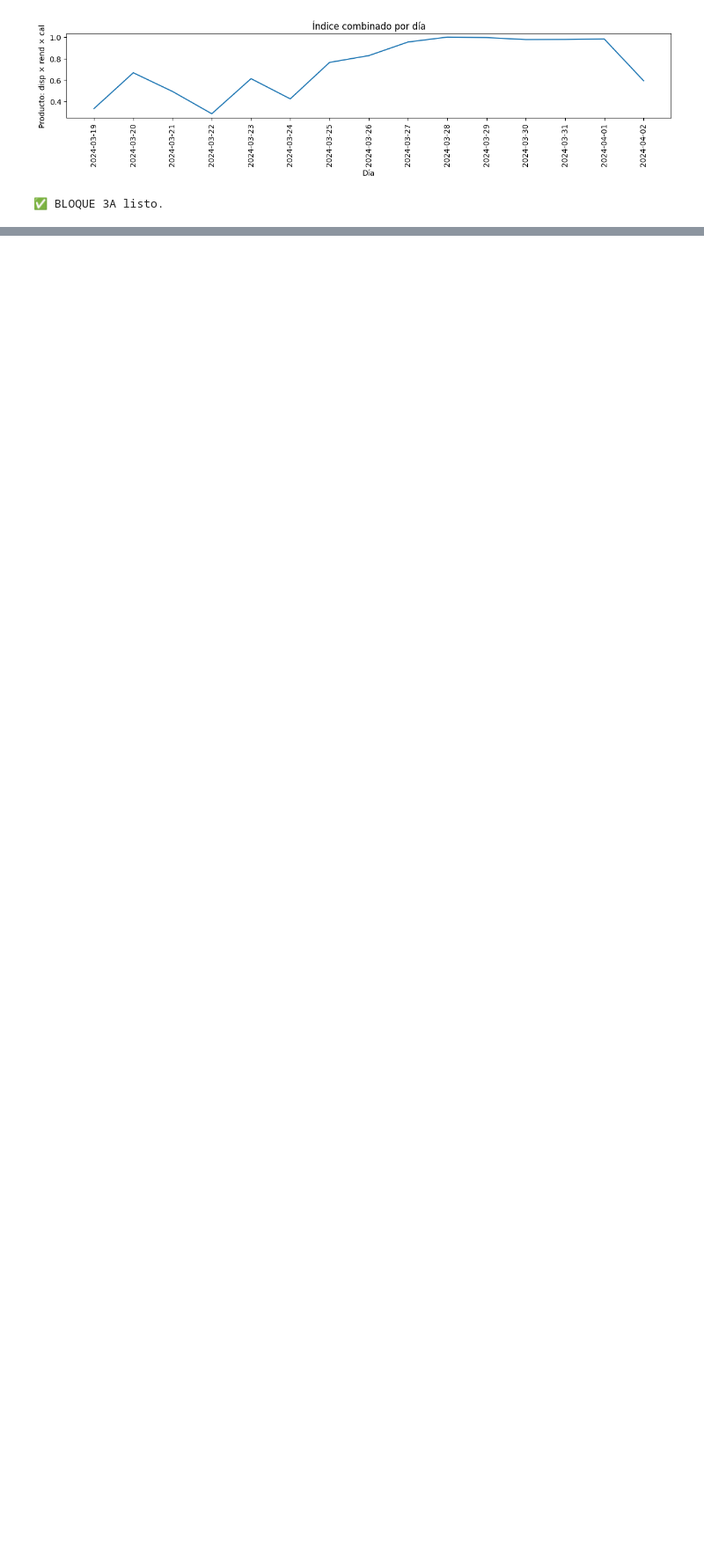
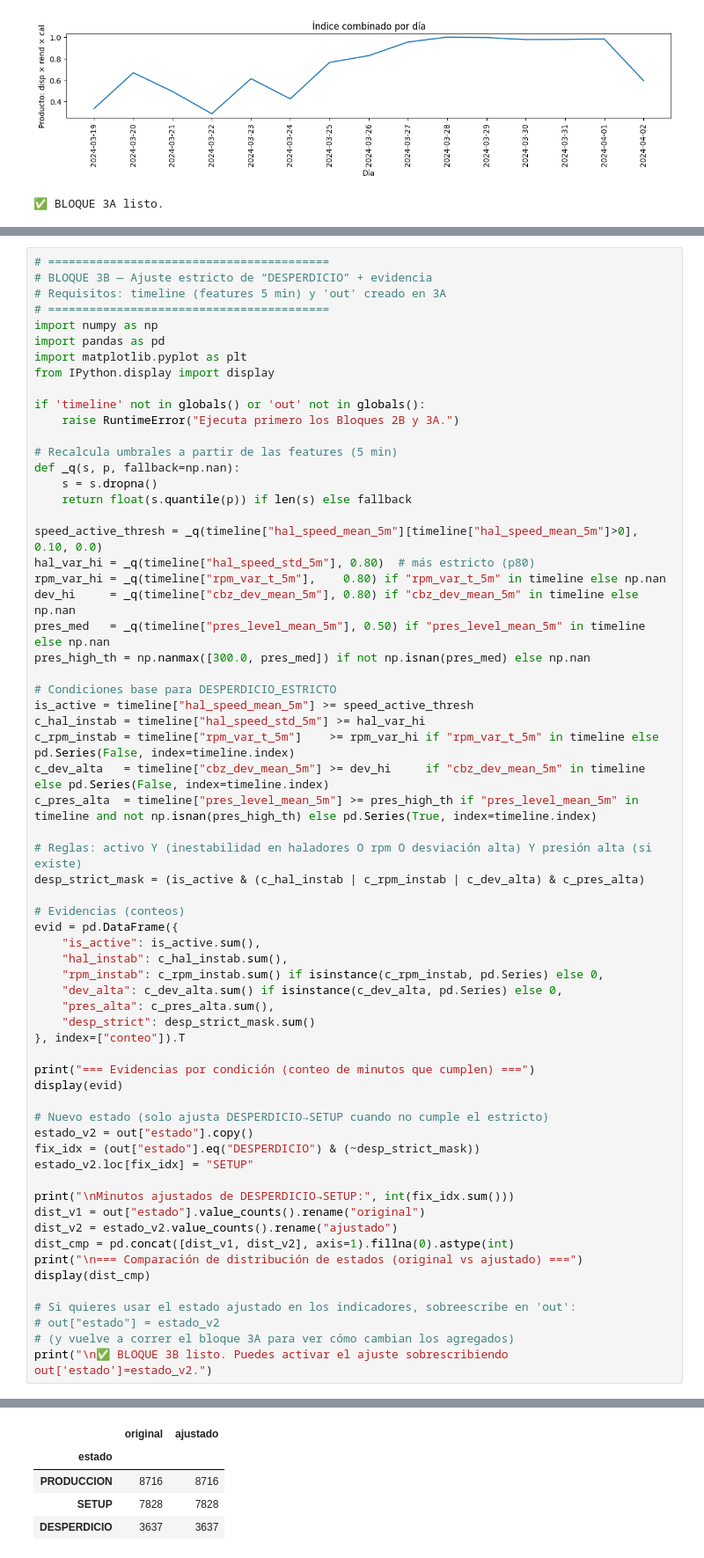
Before and after one commit to proinvestigadores/Abejas, a Jupyter notebook: Smart_1.ipynb, the cells around one changed output, grey strips where cells are left out. Shown at 88% size. Drawn from its saved outputs; the diff is of its cells as text; blank space fills up the shorter version.

```diff
--- a/Smart_1.ipynb
+++ b/Smart_1.ipynb
@@ -938,0 +939,65 @@ print("\n✅ BLOQUE 3A listo.")
+# %%
+# =========================================
+# BLOQUE 3B — Ajuste estricto de “DESPERDICIO” + evidencia
+# Requisitos: timeline (features 5 min) y 'out' creado en 3A
+# =========================================
+import numpy as np
+import pandas as pd
+import matplotlib.pyplot as plt
+from IPython.display import display
+
+if 'timeline' not in globals() or 'out' not in globals():
+    raise RuntimeError("Ejecuta primero los Bloques 2B y 3A.")
+
+# Recalcula umbrales a partir de las features (5 min)
+def _q(s, p, fallback=np.nan):
+    s = s.dropna()
+    return float(s.quantile(p)) if len(s) else fallback
+
+speed_active_thresh = _q(timeline["hal_speed_mean_5m"][timeline["hal_speed_mean_5m"]>0], 0.10, 0.0)
+hal_var_hi = _q(timeline["hal_speed_std_5m"], 0.80)  # más estricto (p80)
+rpm_var_hi = _q(timeline["rpm_var_t_5m"],    0.80) if "rpm_var_t_5m" in timeline else np.nan
+dev_hi     = _q(timeline["cbz_dev_mean_5m"], 0.80) if "cbz_dev_mean_5m" in timeline else np.nan
+pres_med   = _q(timeline["pres_level_mean_5m"], 0.50) if "pres_level_mean_5m" in timeline else np.nan
+pres_high_th = np.nanmax([300.0, pres_med]) if not np.isnan(pres_med) else np.nan
+
+# Condiciones base para DESPERDICIO_ESTRICTO
+is_active = timeline["hal_speed_mean_5m"] >= speed_active_thresh
+c_hal_instab = timeline["hal_speed_std_5m"] >= hal_var_hi
+c_rpm_instab = timeline["rpm_var_t_5m"]    >= rpm_var_hi if "rpm_var_t_5m" in timeline else pd.Series(False, index=timeline.index)
+c_dev_alta   = timeline["cbz_dev_mean_5m"] >= dev_hi     if "cbz_dev_mean_5m" in timeline else pd.Series(False, index=timeline.index)
+c_pres_alta  = timeline["pres_level_mean_5m"] >= pres_high_th if "pres_level_mean_5m" in timeline and not np.isnan(pres_high_th) else pd.Series(True, index=timeline.index)
+
+# Reglas: activo Y (inestabilidad en haladores O rpm O desviación alta) Y presión alta (si existe)
+desp_strict_mask = (is_active & (c_hal_instab | c_rpm_instab | c_dev_alta) & c_pres_alta)
+
+# Evidencias (conteos)
+evid = pd.DataFrame({
+    "is_active": is_active.sum(),
+    "hal_instab": c_hal_instab.sum(),
+    "rpm_instab": c_rpm_instab.sum() if isinstance(c_rpm_instab, pd.Series) else 0,
+    "dev_alta": c_dev_alta.sum() if isinstance(c_dev_alta, pd.Series) else 0,
+    "pres_alta": c_pres_alta.sum(),
+    "desp_strict": desp_strict_mask.sum()
+}, index=["conteo"]).T
+
+print("=== Evidencias por condición (conteo de minutos que cumplen) ===")
+display(evid)
+
+# Nuevo estado (solo ajusta DESPERDICIO→SETUP cuando no cumple el estricto)
+estado_v2 = out["estado"].copy()
+fix_idx = (out["estado"].eq("DESPERDICIO") & (~desp_strict_mask))
+estado_v2.loc[fix_idx] = "SETUP"
+
+print("\nMinutos ajustados de DESPERDICIO→SETUP:", int(fix_idx.sum()))
+dist_v1 = out["estado"].value_counts().rename("original")
+dist_v2 = estado_v2.value_counts().rename("ajustado")
+dist_cmp = pd.concat([dist_v1, dist_v2], axis=1).fillna(0).astype(int)
+print("\n=== Comparación de distribución de estados (original vs ajustado) ===")
+display(dist_cmp)
+
+# Si quieres usar el estado ajustado en los indicadores, sobreescribe en 'out':
+# out["estado"] = estado_v2
+# (y vuelve a correr el bloque 3A para ver cómo cambian los agregados)
+print("\n✅ BLOQUE 3B listo. Puedes activar el ajuste sobrescribiendo out['estado']=estado_v2.")
+# %% [output]
@@ -938,0 +1015,5 @@ print("\n✅ BLOQUE 3A listo.")
+|  | original | ajustado |
+| estado |  |  |
+| PRODUCCION | 8716 | 8716 |
+| SETUP | 7828 | 7828 |
+| DESPERDICIO | 3637 | 3637 |
```
Also changed, not shown: parts of 6 cells of this notebook.
